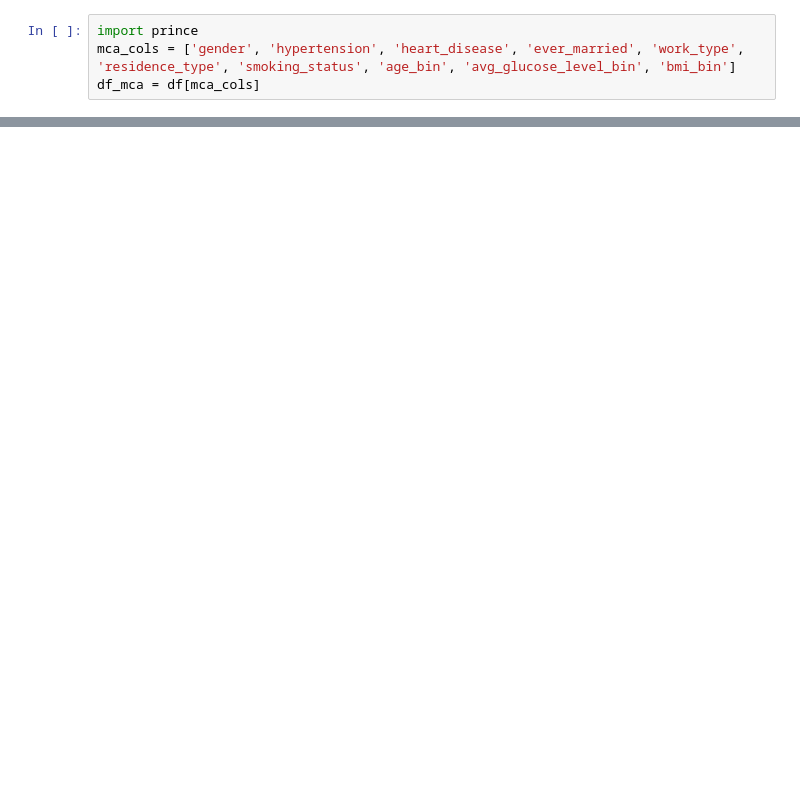
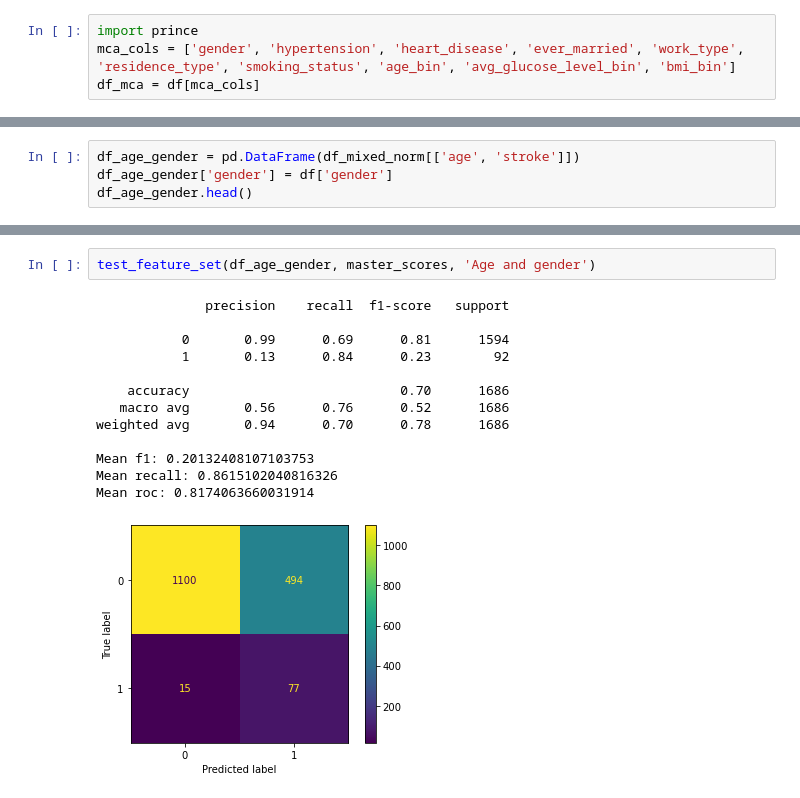
Before and after one commit to AaronNorwood/SIT307GroupAssignment2, a Jupyter notebook: SVM1.ipynb, the cells around one changed output, grey strips where cells are left out. Drawn from its saved outputs; the diff is of its cells as text; blank space fills up the shorter version.

```diff
--- a/SVM1.ipynb
+++ b/SVM1.ipynb
@@ -542,0 +337,4 @@ weighted avg       0.94      0.71      0.79      1686
+# %%
+df_age_gender = pd.DataFrame(df_mixed_norm[['age', 'stroke']])
+df_age_gender['gender'] = df['gender']
+df_age_gender.head()
@@ -542,0 +348,16 @@ weighted avg       0.94      0.71      0.79      1686
+# %%
+test_feature_set(df_age_gender, master_scores, 'Age and gender')
+# %% [output]
+              precision    recall  f1-score   support
+
+           0       0.99      0.69      0.81      1594
+           1       0.13      0.84      0.23        92
+
+    accuracy                           0.70      1686
+   macro avg       0.56      0.76      0.52      1686
+weighted avg       0.94      0.70      0.78      1686
+
+Mean f1: 0.20132408107103753
+Mean recall: 0.8615102040816326
+Mean roc: 0.8174063660031914
+[figure, added]
```
Also changed, not shown: parts of 122 cells of this notebook.
